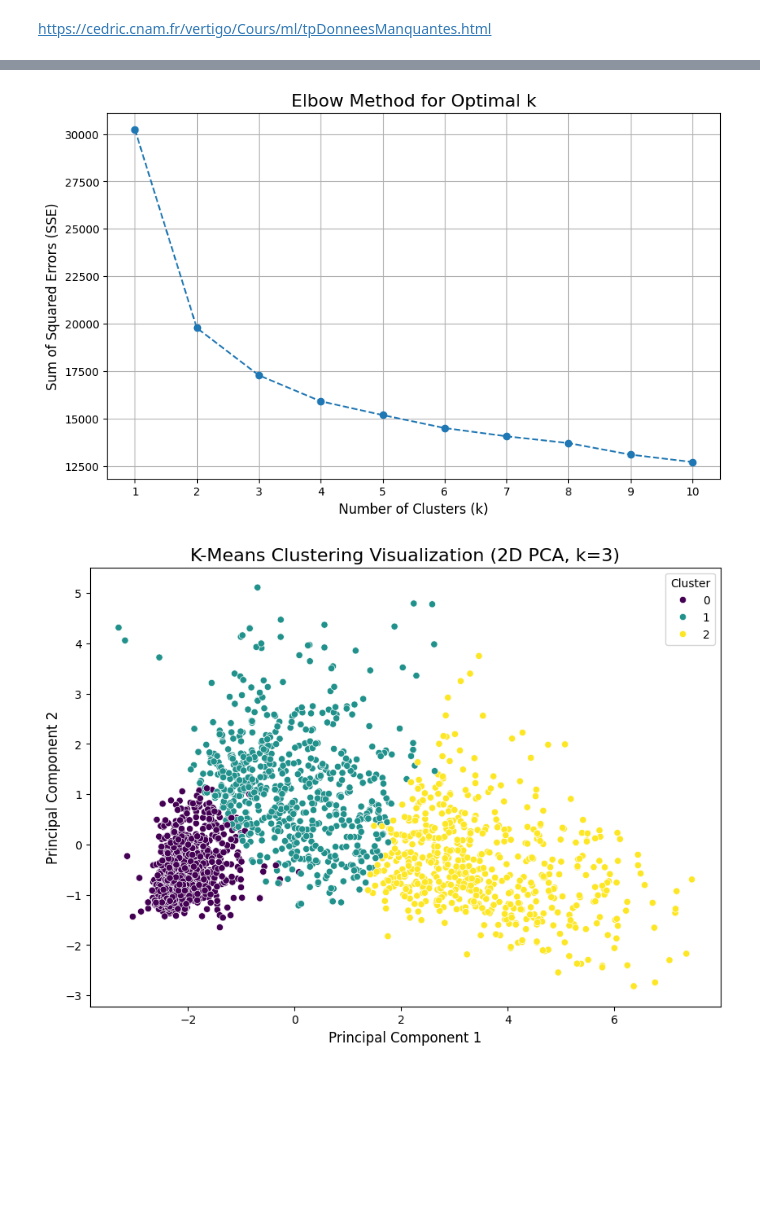
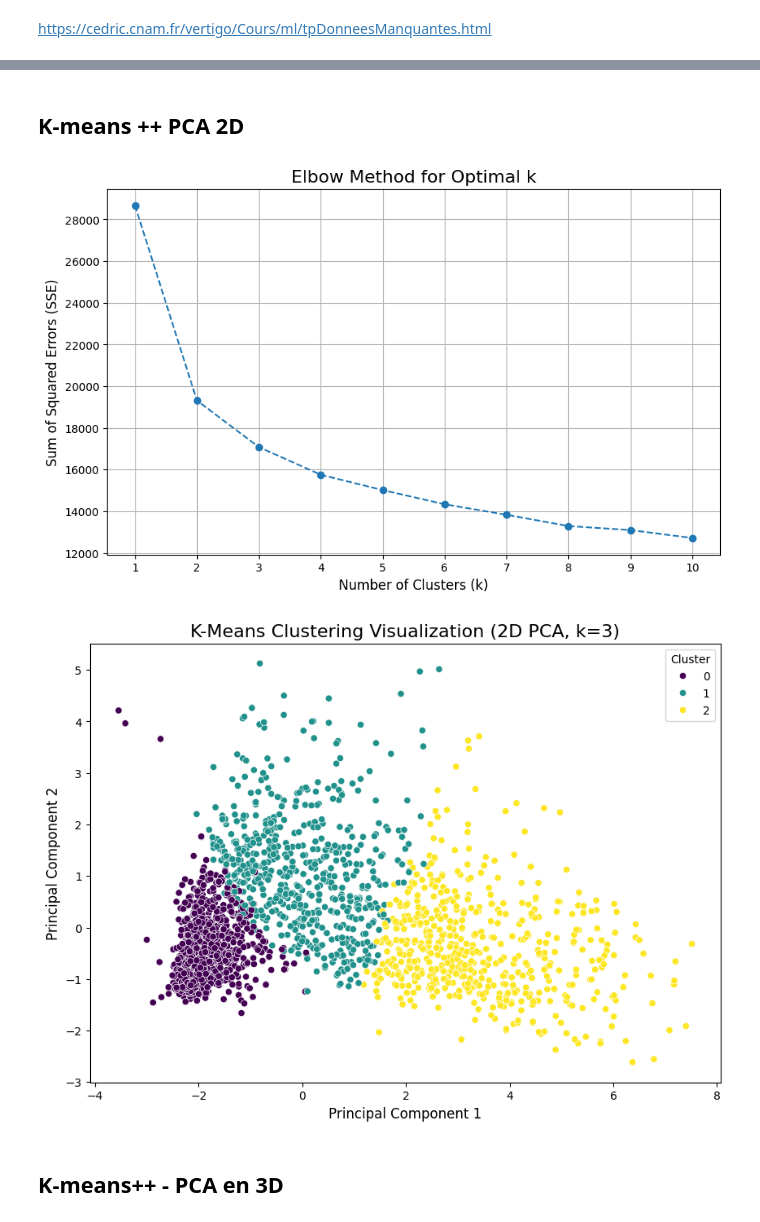
Before and after one commit to Jmuhleman/BUI_2024, a Jupyter notebook: projet/exploration.ipynb, the cells around one changed output, grey strips where cells are left out. Saved outputs shown, nothing was run; the diff lists cells and outputs as text; code cells hidden in the pictures; blank space fills up the shorter version.

```diff
--- a/projet/exploration.ipynb
+++ b/projet/exploration.ipynb
@@ -6,3 +9,10 @@ from sklearn.impute import KNNImputer
 from sklearn.preprocessing import RobustScaler
 import seaborn as sns
 import matplotlib.pyplot as plt
+
+path = "data/"
+filename = "marketing_campaign.csv"
+def load_df(path=path, filename=filename):
+    file_path = os.path.join(path, filename)
+    data_df = pd.read_csv(file_path, sep='\t')
+    return data_df
@@ -78,7 +21,22 @@ imputed_num_df = pd.DataFrame(imputer.fit_transform(num_df), columns=num_df.colu
-# %%
-scaler = RobustScaler()
-non_num_df = data_df.select_dtypes(exclude='number')
-data_scaled = scaler.fit_transform(imputed_num_df)
-
-data_scaled_df = pd.DataFrame(data_scaled, columns=num_df.columns, index=num_df.index)
-final_df = pd.concat([data_scaled_df, non_num_df], axis=1)
+# %%
+def clean_df(data_df):
+    num_df = data_df.select_dtypes(include='number')
+    imputer = KNNImputer(missing_values=np.nan, n_neighbors=3)  # SimpleImputer(strategy='mean')
+    imputed_num_df = pd.DataFrame(imputer.fit_transform(num_df), columns=num_df.columns)
+
+    # Remove columns with std = 0
+    imputed_num_df = imputed_num_df.loc[:, imputed_num_df.std() != 0]
+
+    scaler = RobustScaler()
+    non_num_df = data_df.select_dtypes(exclude='number')
+    data_scaled = scaler.fit_transform(imputed_num_df)
+
+    data_scaled_df = pd.DataFrame(data_scaled, columns=imputed_num_df.columns, index=imputed_num_df.index)
+    final_df = pd.concat([data_scaled_df, non_num_df], axis=1)
+    return final_df
+
+data_df = load_df()
+final_df = clean_df(data_df)
+
+data_numerical = final_df.select_dtypes(include='number').copy()
+data_non_numerical = final_df.select_dtypes(exclude='number').copy()
@@ -113,3 +83,5 @@ plt.show()
+# %% [markdown]
+## K-means ++ PCA 2D
 # %%
 import numpy as np
 import pandas as pd
@@ -121,7 +93,7 @@ import seaborn as sns
 from sklearn.decomposition import PCA
 
 # Copy of the scaled data
-data_scaled_df_k = data_scaled_df.copy()
+data_scaled_df_k = data_numerical.copy()
 
 # Step 1: Determine the optimal number of clusters using the elbow method
 sse = []  # Sum of Squared Errors
@@ -138,32 +110,34 @@ plt.plot(k_range, sse, marker='o', linestyle='--')
 plt.title('Elbow Method for Optimal k', fontsize=16)
 plt.xlabel('Number of Clusters (k)', fontsize=12)
 plt.ylabel('Sum of Squared Errors (SSE)', fontsize=12)
 plt.xticks(k_range)
 plt.grid(True)
 plt.show()
 
 # Step 2: Apply K-Means++ with the optimal number of clusters
 optimal_k = 3  # Replace with the elbow point identified from the plot
 kmeans = KMeans(n_clusters=optimal_k, random_state=42, init='k-means++')
 data_scaled_df_k['Cluster'] = kmeans.fit_predict(data_scaled_df_k)
 
 # Add clusters to the final dataframe
 final_df['Cluster'] = data_scaled_df_k['Cluster']
 
 # Step 3: PCA for dimensionality reduction
 pca = PCA(n_components=2)
 reduced_data = pca.fit_transform(data_scaled_df_k.drop(columns='Cluster'))
 reduced_df = pd.DataFrame(reduced_data, columns=['PC1', 'PC2'])
 reduced_df['Cluster'] = data_scaled_df_k['Cluster']
 
 # Step 4: Visualization of the Clusters
 plt.figure(figsize=(10, 7))
 sns.scatterplot(data=reduced_df, x='PC1', y='PC2', hue='Cluster', palette='viridis')
 plt.title(f'K-Means Clustering Visualization (2D PCA, k={optimal_k})', fontsize=16)
 plt.xlabel('Principal Component 1', fontsize=12)
 plt.ylabel('Principal Component 2', fontsize=12)
 plt.legend(title='Cluster')
 plt.show()
 # %% [output]
-[figure, old version]
+[figure, new version]
-[figure, old version]
+[figure, new version]
+# %% [markdown]
+## K-means++ - PCA en 3D
```
Also changed, not shown: parts of 21 cells of this notebook.
